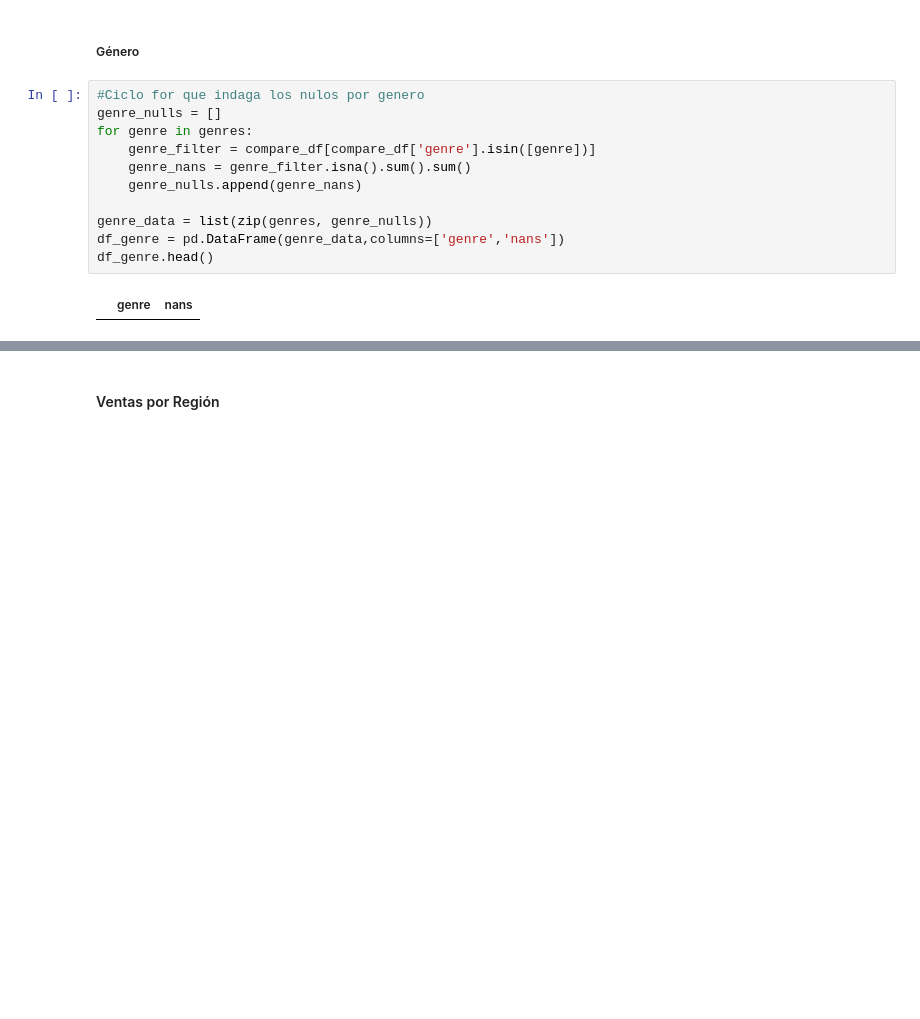
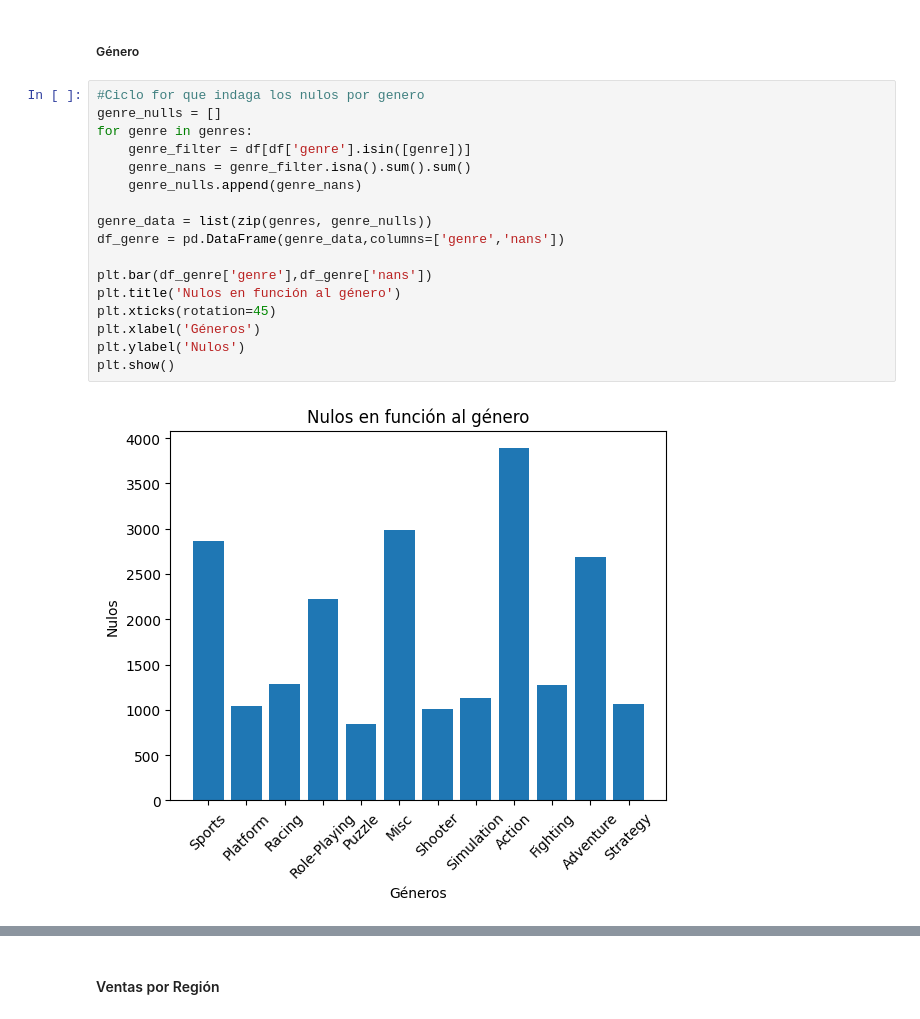
Before and after one commit to DiffelVIA/sprint_6, a Jupyter notebook: Sprint_6.ipynb, the cells around one changed output, grey strips where cells are left out. Cells and saved outputs as stored; diff of their text form; blank space fills up the shorter version.

```diff
--- a/Sprint_6.ipynb
+++ b/Sprint_6.ipynb
@@ -209,16 +207,22 @@ df_year.head()
 # %%
 #Ciclo for que indaga los nulos por genero
 genre_nulls = []
 for genre in genres:
-    genre_filter = compare_df[compare_df['genre'].isin([genre])]
+    genre_filter = df[df['genre'].isin([genre])]
     genre_nans = genre_filter.isna().sum().sum()
     genre_nulls.append(genre_nans)
 
 genre_data = list(zip(genres, genre_nulls))
 df_genre = pd.DataFrame(genre_data,columns=['genre','nans'])
-df_genre.head()
+
+plt.bar(df_genre['genre'],df_genre['nans'])
+plt.title('Nulos en función al género')
+plt.xticks(rotation=45)
+plt.xlabel('Géneros')
+plt.ylabel('Nulos')
+plt.show()
 # %% [output]
-|  | genre | nans |
+[figure, added]
 # %% [markdown]
 **Decisión sobre nulos**
 
```
Also changed, not shown: parts of 21 cells of this notebook.
